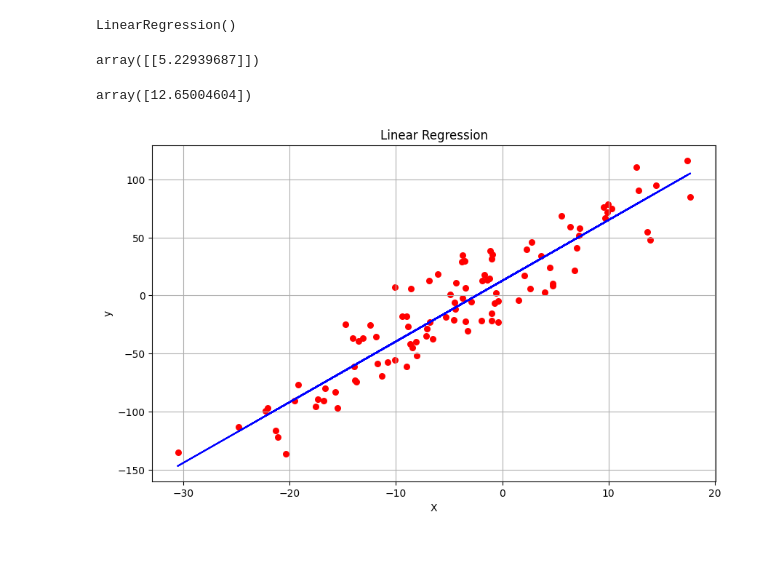
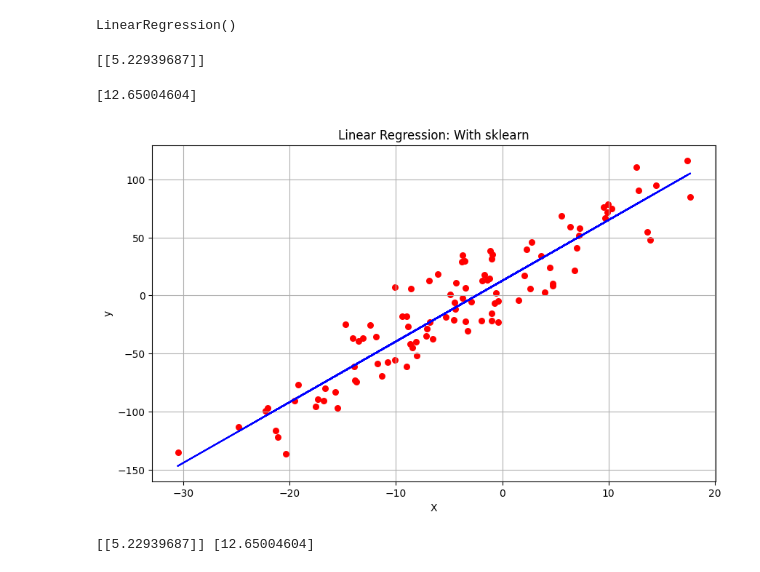
Before and after one commit to nuki789/Analiza-danych-i-uczenie-maszynowe, a Jupyter notebook: lab8/lab8.ipynb, the cells around one changed output. Drawn from its saved outputs; the diff is of its cells as text; code cells hidden in the pictures.

```diff
--- a/lab8/lab8.ipynb
+++ b/lab8/lab8.ipynb
@@ -14,14 +14,14 @@ def regression_coef(X, y):
 
     return a, b
 # %%
-def regresssion_linear_plot(X, y, coefs):
+def regression_linear_plot(X, y, coefs, metoda):
     plt.figure(figsize=(10,6))
     plt.scatter(X, y, color='r', marker='o' , s=30)
 
     y_pred = coefs[0]*X + coefs[1]
     plt.plot(X, y_pred, color='b')
 
-    plt.title('Linear Regression')
+    plt.title(f"Linear Regression: {metoda}")
     plt.xlabel('X')
     plt.ylabel('y')
     plt.grid('on')
@@ -55,16 +55,18 @@ model.fit(X.reshape(-1, 1), y.reshape(-1, 1))
 # %% [output]
 LinearRegression()
 # %%
-model.coef_
+print(model.coef_)
 # %% [output]
-array([[5.22939687]])
+[[5.22939687]]
 # %%
-model.intercept_
+print(model.intercept_)
 # %% [output]
-array([12.65004604])
+[12.65004604]
 # %%
 a, b = model.coef_[0], model.intercept_[0]
 coefs = (a, b)
-regresssion_linear_plot(X, y, coefs)
+regression_linear_plot(X, y, coefs, "With sklearn")
+print(model.coef_, model.intercept_)
 # %% [output]
-[figure, old version]
+[figure, new version]
+[[5.22939687]] [12.65004604]
```
Also changed, not shown: parts of 2 cells of this notebook.
